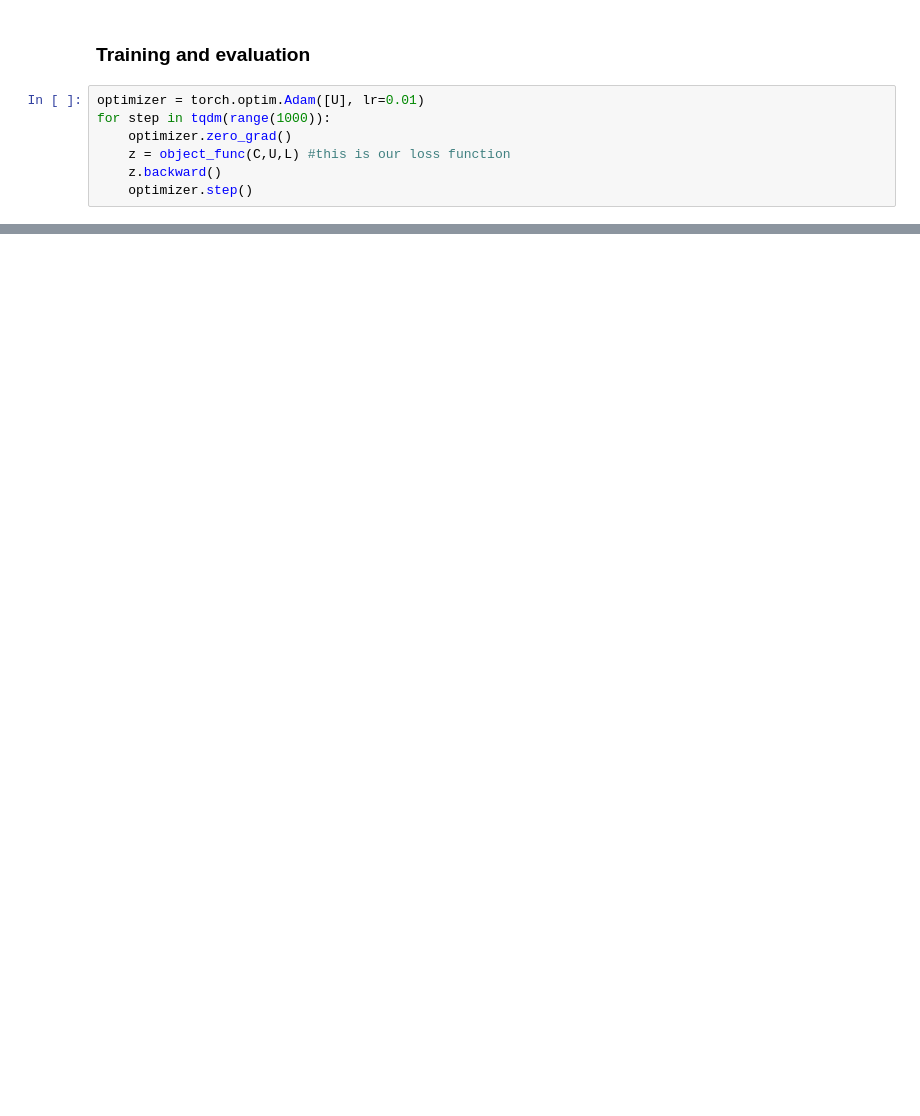
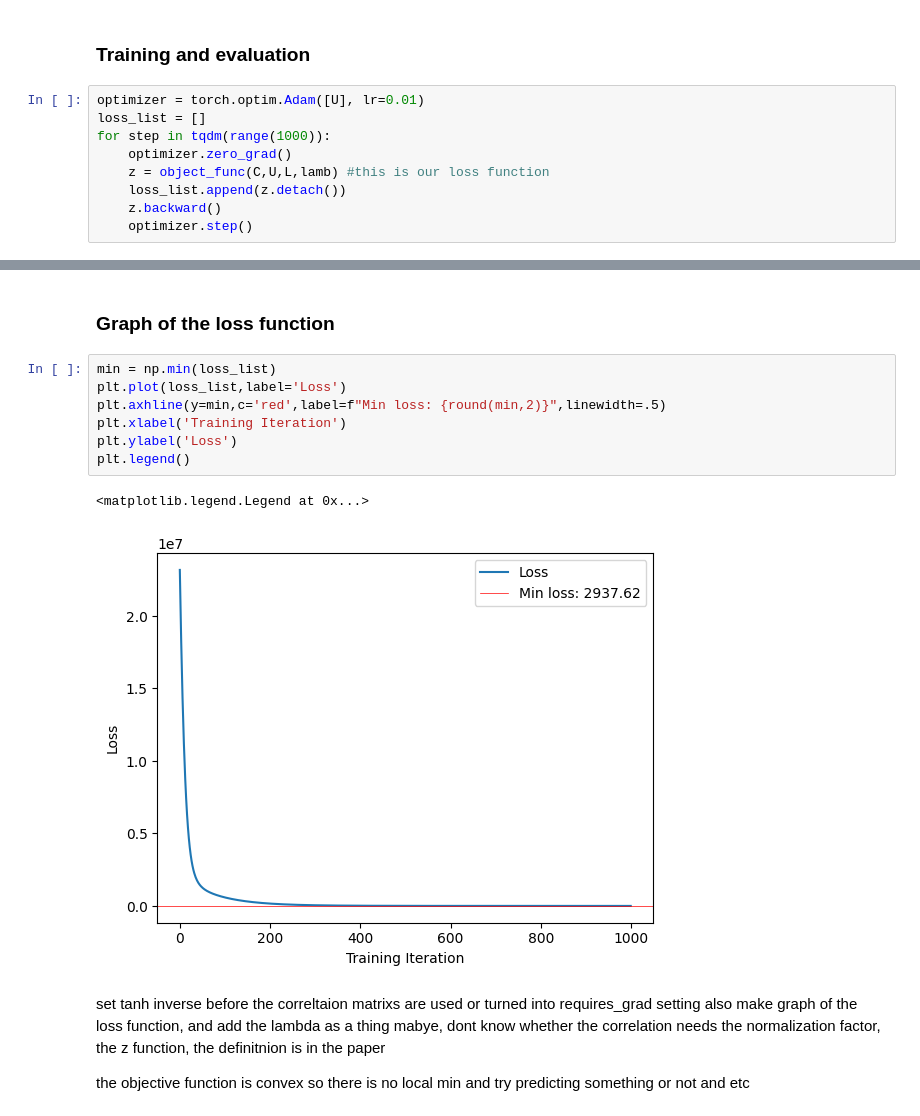
Before and after one commit to NoahWanless/SuperEeg-M467-project, a Jupyter notebook: building_u_matrix.ipynb, the cells around one changed output, grey strips where cells are left out. Drawn from its saved outputs; the diff is of its cells as text; blank space fills up the shorter version.

```diff
--- a/building_u_matrix.ipynb
+++ b/building_u_matrix.ipynb
@@ -89,9 +87,11 @@ tensor(93404730.9547, dtype=torch.float64, grad_fn=<AddBackward0>)
 ### Training and evaluation
 # %%
 optimizer = torch.optim.Adam([U], lr=0.01)
+loss_list = []
 for step in tqdm(range(1000)):
     optimizer.zero_grad()
-    z = object_func(C,U,L) #this is our loss function
+    z = object_func(C,U,L,lamb) #this is our loss function
+    loss_list.append(z.detach())
     z.backward()
     optimizer.step()
 # %%
@@ -105,0 +106,18 @@ plt.show()
+# %% [markdown]
+### Graph of the loss function
+# %%
+min = np.min(loss_list)
+plt.plot(loss_list,label='Loss')
+plt.axhline(y=min,c='red',label=f"Min loss: {round(min,2)}",linewidth=.5)
+plt.xlabel('Training Iteration')
+plt.ylabel('Loss')
+plt.legend()
+# %% [output]
+<matplotlib.legend.Legend at 0x...>
+[figure, added]
+# %% [markdown]
+set tanh inverse before the correltaion matrixs are used or turned into requires_grad setting also make graph of the loss function, and add the lambda as a thing
+mabye, dont know whether the correlation needs the normalization factor, the z function, the definitnion is in the paper
+
+the objective function is convex so there is no local min
+and try predicting something or not and etc
```
Also changed, not shown: parts of 16 cells of this notebook.
